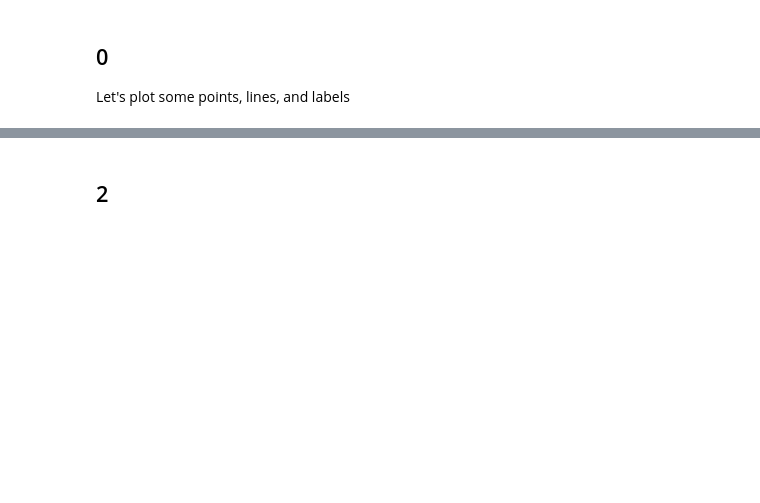
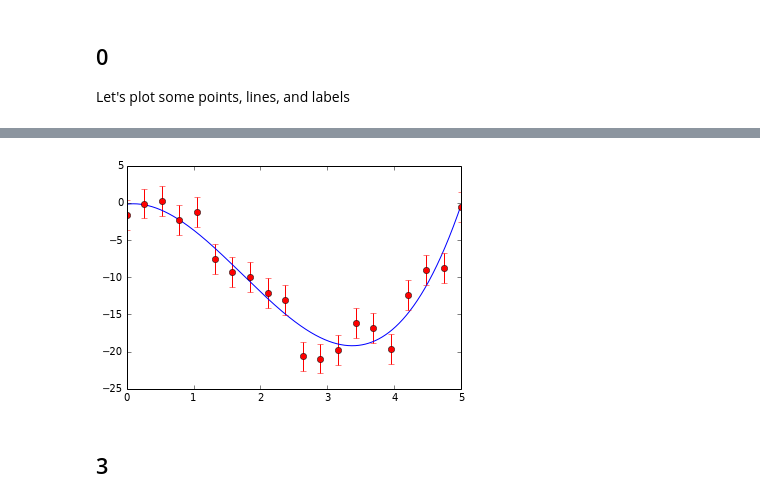
Before and after one commit to bogdan-kulynych/ipython-tutorial, a Jupyter notebook: tutorial.ipynb, the cells around one changed output, grey strips where cells are left out. Cells and saved outputs as stored; diff of their text form; code cells hidden in the pictures; blank space fills up the shorter version.

```diff
--- a/tutorial.ipynb
+++ b/tutorial.ipynb
@@ -109,2 +140,10 @@ plt.show()
+# %%
+xs_h = np.linspace(0, 5, 1000)
+plt.plot(xs_h, hypothesis(xs_h, *popt))
+plt.errorbar(xs, ys, 2, fmt='ro')
+plt.xlim(0, 5)
+plt.show()
+# %% [output]
+[figure, added]
 # %% [markdown]
-## 2
+## 3
```
Also changed, not shown: parts of 12 cells of this notebook.
